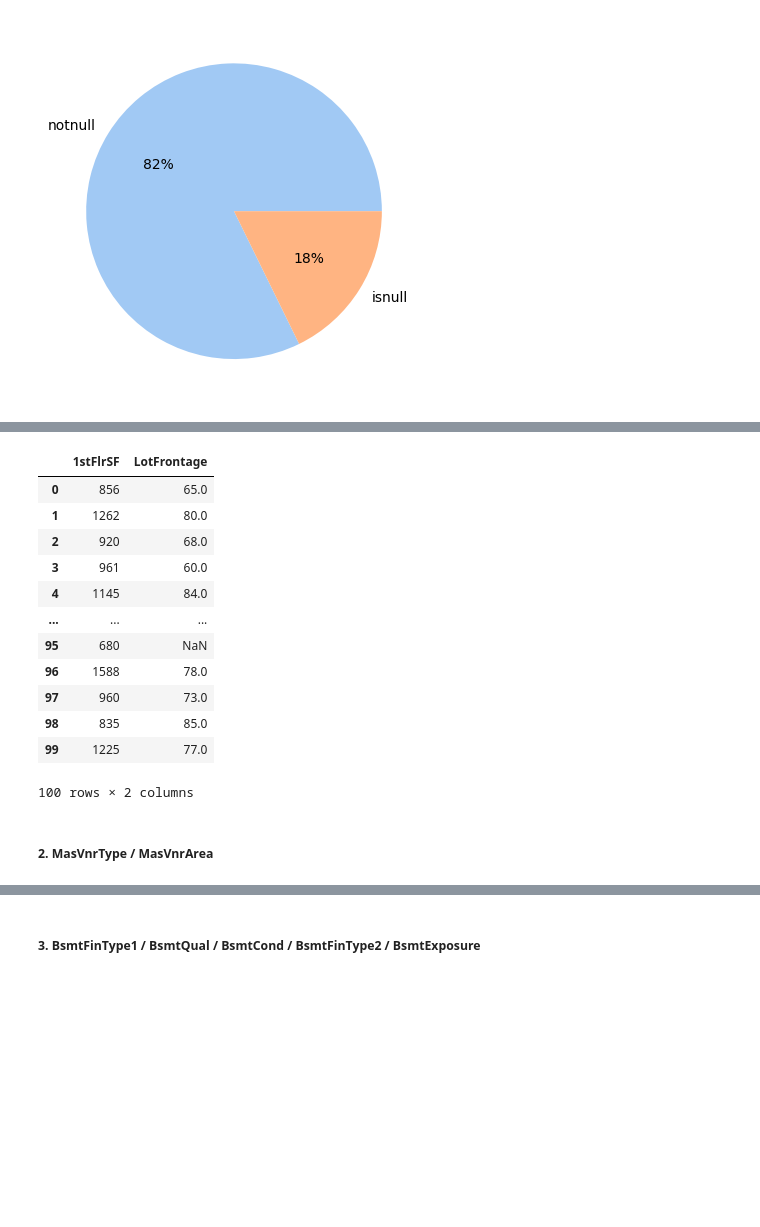
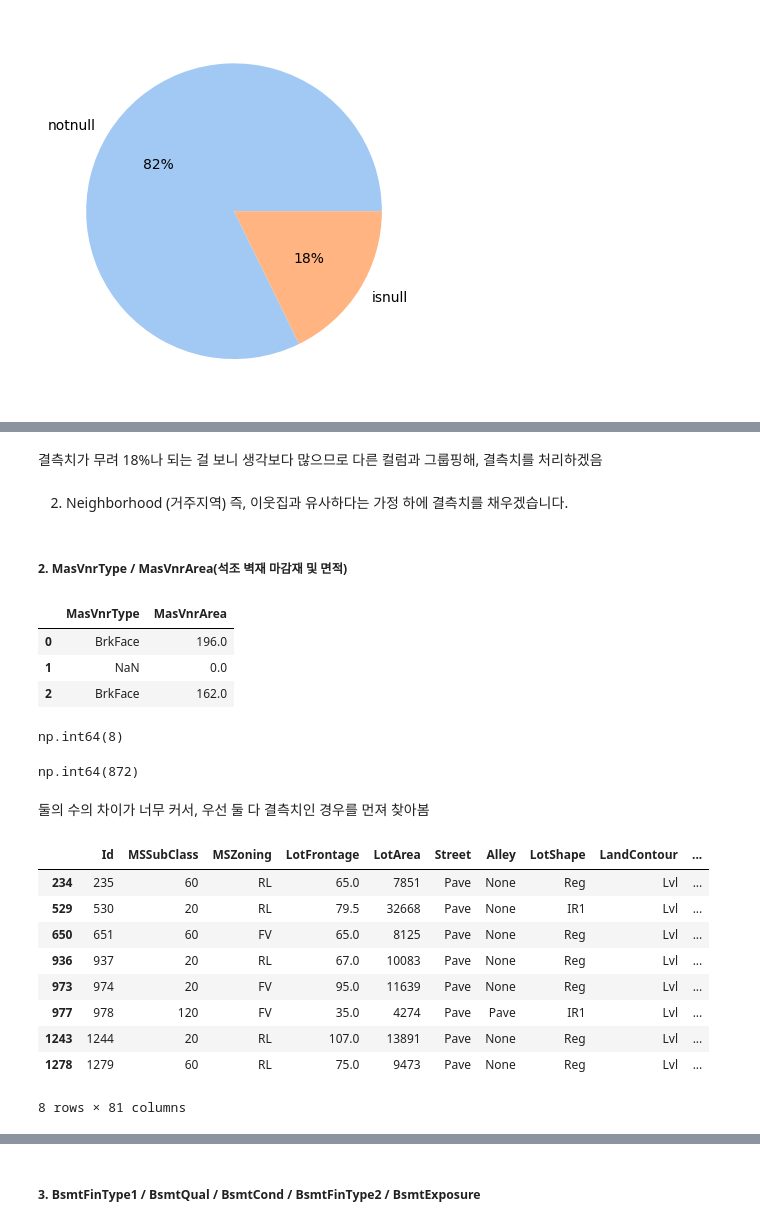
Before and after one commit to WasabiRamen/kaggle-study-house-prices, a Jupyter notebook: house_price.ipynb, the cells around one changed output, grey strips where cells are left out. Cells and saved outputs as stored; diff of their text form; code cells hidden in the pictures; blank space fills up the shorter version.

```diff
--- a/house_price.ipynb
+++ b/house_price.ipynb
@@ -165,16 +180,4 @@ viz_skatter(f_data.LotFrontage, f_data['1stFlrSF'])
-# %%
-train[['1stFlrSF', 'LotFrontage']].head(100)
-# %% [output]
-|  | 1stFlrSF | LotFrontage |
-| 0 | 856 | 65.0 |
-| 1 | 1262 | 80.0 |
-| 2 | 920 | 68.0 |
-| 3 | 961 | 60.0 |
-| 4 | 1145 | 84.0 |
-| ... | ... | ... |
-| 95 | 680 | NaN |
-| 96 | 1588 | 78.0 |
-| 97 | 960 | 73.0 |
-| 98 | 835 | 85.0 |
-| 99 | 1225 | 77.0 |
-100 rows × 2 columns
+# %% [markdown]
+결측치가 무려 18%나 되는 걸 보니 생각보다 많으므로 다른 컬럼과 그룹핑해, 결측치를 처리하겠음
+# %% [markdown]
+2. Neighborhood (거주지역) 즉, 이웃집과 유사하다는 가정 하에 결측치를 채우겠습니다.
@@ -181,2 +187,32 @@ train[['1stFlrSF', 'LotFrontage']].head(100)
 # %% [markdown]
-##### **2. MasVnrType / MasVnrArea**
+##### **2. MasVnrType / MasVnrArea(석조 벽재 마감재 및 면적)**
+# %%
+train[['MasVnrType', 'MasVnrArea']].head(3)
+# %% [output]
+|  | MasVnrType | MasVnrArea |
+| 0 | BrkFace | 196.0 |
+| 1 | NaN | 0.0 |
+| 2 | BrkFace | 162.0 |
+# %%
+train.MasVnrArea.isnull().sum()
+# %% [output]
+np.int64(8)
+# %%
+train.MasVnrType.isnull().sum()
+# %% [output]
+np.int64(872)
+# %% [markdown]
+둘의 수의 차이가 너무 커서, 우선 둘 다 결측치인 경우를 먼져 찾아봄
+# %%
+train[(train.MasVnrArea.isnull()) & (train.MasVnrType.isnull())]  # 총 8개이다 실제로 존재하지 않는거다.
+# %% [output]
+|  | Id | MSSubClass | MSZoning | LotFrontage | LotArea | Street | Alley | LotShape | LandContour | ... |
+| 234 | 235 | 60 | RL | 65.0 | 7851 | Pave | None | Reg | Lvl | ... |
+| 529 | 530 | 20 | RL | 79.5 | 32668 | Pave | None | IR1 | Lvl | ... |
+| 650 | 651 | 60 | FV | 65.0 | 8125 | Pave | None | Reg | Lvl | ... |
+| 936 | 937 | 20 | RL | 67.0 | 10083 | Pave | None | Reg | Lvl | ... |
+| 973 | 974 | 20 | FV | 95.0 | 11639 | Pave | None | Reg | Lvl | ... |
+| 977 | 978 | 120 | FV | 35.0 | 4274 | Pave | Pave | IR1 | Lvl | ... |
+| 1243 | 1244 | 20 | RL | 107.0 | 13891 | Pave | None | Reg | Lvl | ... |
+| 1278 | 1279 | 60 | RL | 75.0 | 9473 | Pave | None | Reg | Lvl | ... |
+8 rows × 81 columns
```
Also changed, not shown: parts of 23 cells of this notebook.
